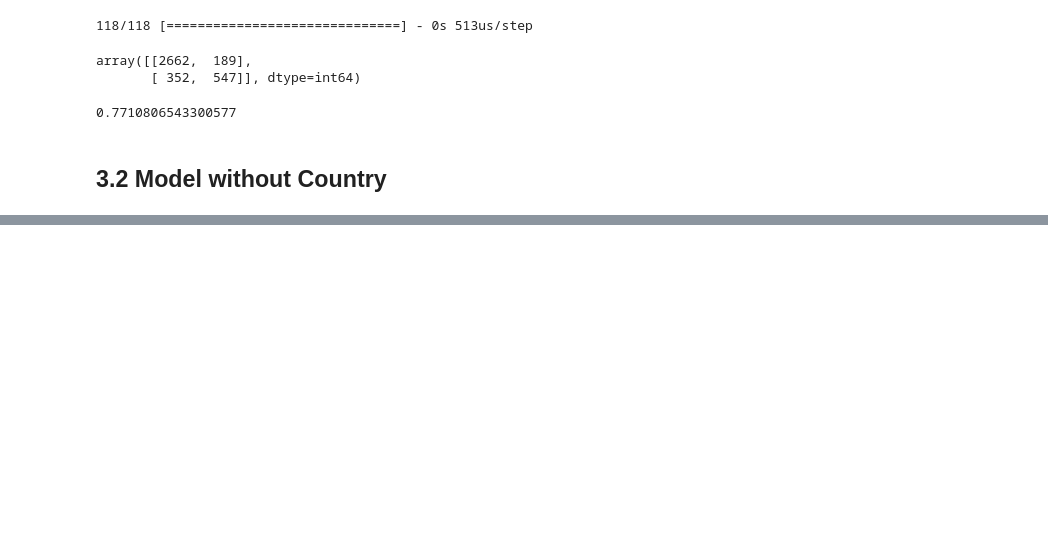
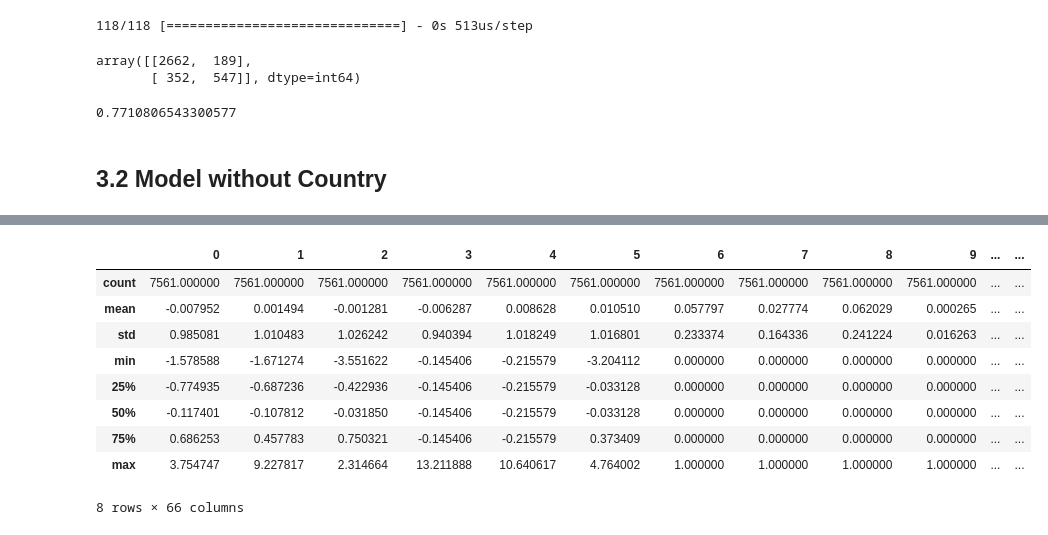
Before and after one commit to MiracleSkyHawk/RSM8413_GA3, a Jupyter notebook: GA3_8413.ipynb, the cells around one changed output, grey strips where cells are left out. Cells and saved outputs as stored; diff of their text form; code cells hidden in the pictures; blank space fills up the shorter version.

```diff
--- a/GA3_8413.ipynb
+++ b/GA3_8413.ipynb
@@ -871,0 +1085,18 @@ train.head()
+# %%
+obj_col_wo_country_list = ['workclass',
+                         'education',
+                         'marital-status',
+                         'occupation',
+                         'relationship',
+                         'race',
+                         'sex']
+# %%
+# obj_col_list.remove('income')
+enc_for_test = OneHotEncoder(handle_unknown='ignore')
+enc_for_test_df = pd.DataFrame(enc_for_test.fit_transform(test_df[obj_col_wo_country_list]).toarray())
+enc_for_test_df.columns = enc_for_test.get_feature_names_out(obj_col_wo_country_list)
+# %%
+# standardize the training dataset with StandardScaler
+scaled_test_df = scaler_wo_country.transform(test_df.loc[:,num_col_list])
+joined_test_df = pd.DataFrame(scaled_test_df).join(enc_for_test_df)
+joined_test_df.head(5)
@@ -871,0 +1111,15 @@ train.head()
+# %%
+joined_test_array = joined_test_df.to_numpy()
+# %%
+pd.DataFrame(joined_test_array).describe()
+# %% [output]
+|  | 0 | 1 | 2 | 3 | 4 | 5 | 6 | 7 | 8 | 9 | ... | ... |
+| count | 7561.000000 | 7561.000000 | 7561.000000 | 7561.000000 | 7561.000000 | 7561.000000 | 7561.000000 | 7561.000000 | 7561.000000 | 7561.000000 | ... | ... |
+| mean | -0.007952 | 0.001494 | -0.001281 | -0.006287 | 0.008628 | 0.010510 | 0.057797 | 0.027774 | 0.062029 | 0.000265 | ... | ... |
+| std | 0.985081 | 1.010483 | 1.026242 | 0.940394 | 1.018249 | 1.016801 | 0.233374 | 0.164336 | 0.241224 | 0.016263 | ... | ... |
+| min | -1.578588 | -1.671274 | -3.551622 | -0.145406 | -0.215579 | -3.204112 | 0.000000 | 0.000000 | 0.000000 | 0.000000 | ... | ... |
+| 25% | -0.774935 | -0.687236 | -0.422936 | -0.145406 | -0.215579 | -0.033128 | 0.000000 | 0.000000 | 0.000000 | 0.000000 | ... | ... |
+| 50% | -0.117401 | -0.107812 | -0.031850 | -0.145406 | -0.215579 | -0.033128 | 0.000000 | 0.000000 | 0.000000 | 0.000000 | ... | ... |
+| 75% | 0.686253 | 0.457783 | 0.750321 | -0.145406 | -0.215579 | 0.373409 | 0.000000 | 0.000000 | 0.000000 | 0.000000 | ... | ... |
+| max | 3.754747 | 9.227817 | 2.314664 | 13.211888 | 10.640617 | 4.764002 | 1.000000 | 1.000000 | 1.000000 | 1.000000 | ... | ... |
+8 rows × 66 columns
```
Also changed, not shown: parts of 109 cells of this notebook, 2 other files.
